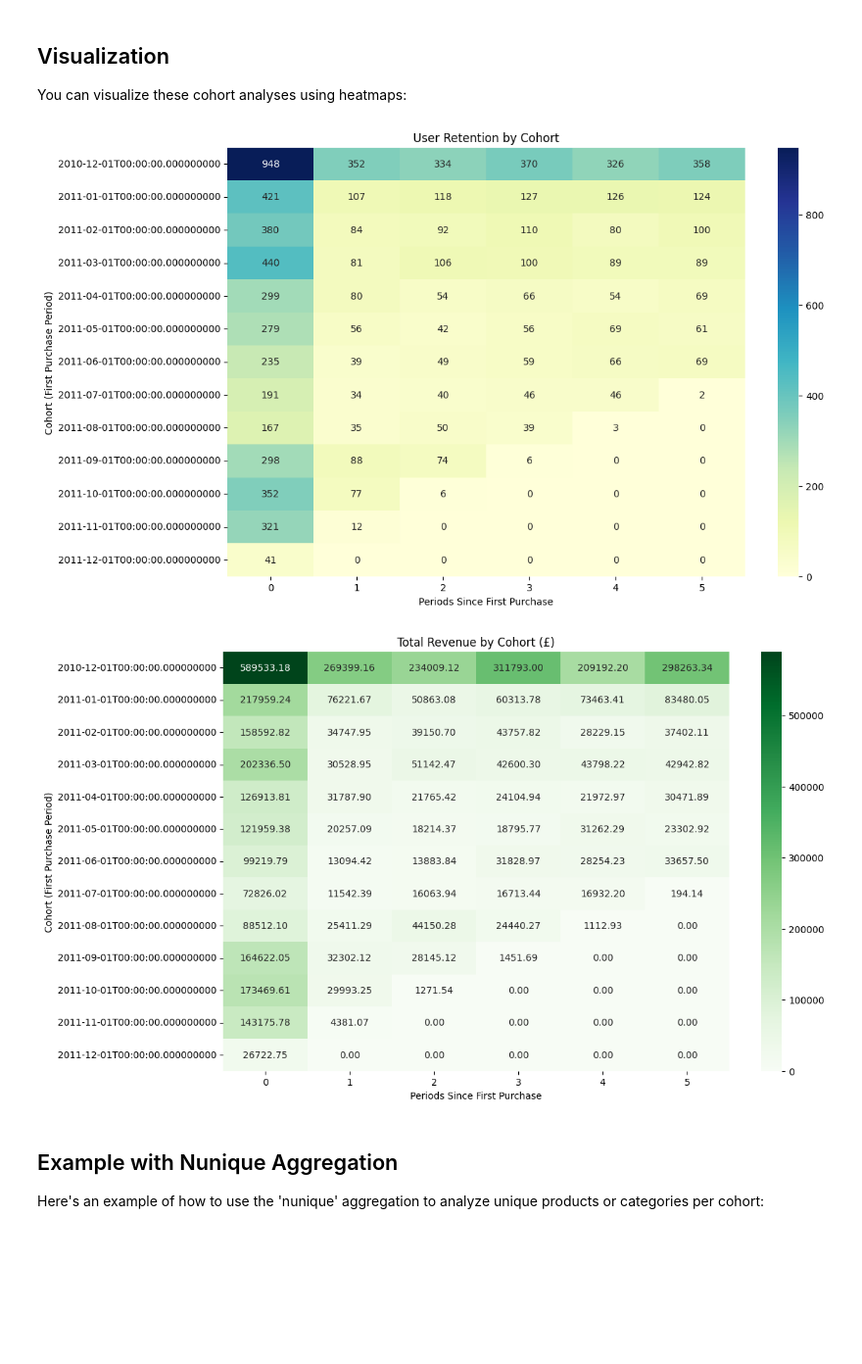
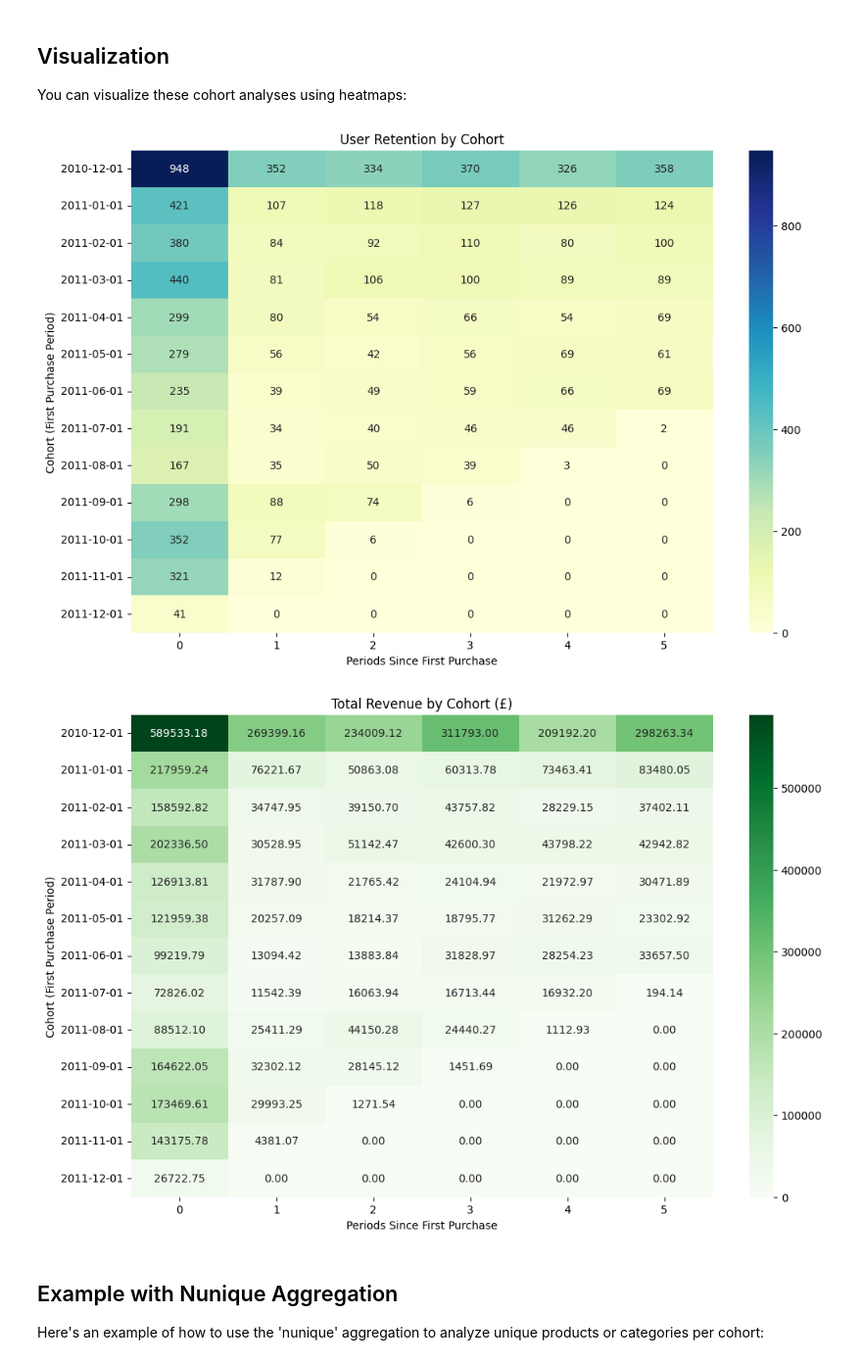
Before and after one commit to krinya/repeatradar, a Jupyter notebook: examples/03_first_function.ipynb, the cells around one changed output. Shown: that part at 98% size. Saved outputs shown, nothing was run; the diff lists cells and outputs as text; code cells hidden in the pictures; blank space fills up the shorter version.

```diff
--- a/examples/03_first_function.ipynb
+++ b/examples/03_first_function.ipynb
@@ -501,32 +501,32 @@ You can visualize these cohort analyses using heatmaps:
 # %%
 import matplotlib.pyplot as plt
 import seaborn as sns
 
 def plot_cohort_heatmap(cohort_data, title, fmt='.0f', cmap='YlGnBu'):
     plt.figure(figsize=(12, 8))
 
     # Create a copy of the data with formatted date index
     plot_data = cohort_data.copy()
 
     # Format the datetime index to a more readable date format (e.g., 'Jan 2020')
     if isinstance(plot_data.index, pd.DatetimeIndex):
-        plot_data.index = plot_data.index.strftime('%Y-%M-%d')
+        plot_data.index = plot_data.index.strftime('%Y-%m-%d')
 
     # Plot the heatmap with formatted dates
     sns.heatmap(plot_data, annot=True, fmt=fmt, cmap=cmap)
     plt.title(title)
     plt.xlabel('Periods Since First Purchase')
     plt.ylabel('Cohort (First Purchase Period)')
     plt.show()
 
 # Plot user retention cohort
 plot_cohort_heatmap(user_cohorts.iloc[:, :6], 'User Retention by Cohort')
 
 # Plot revenue cohort with different format for currency values
 plot_cohort_heatmap(revenue_cohorts.iloc[:, :6], 'Total Revenue by Cohort (£)', fmt='.2f', cmap='Greens')
 # %% [output]
-[figure, old version]
+[figure, new version]
-[figure, old version]
+[figure, new version]
 # %% [markdown]
 ## Example with Nunique Aggregation
 
```
Also changed, not shown: parts of 3 cells of this notebook, 4 other files.
